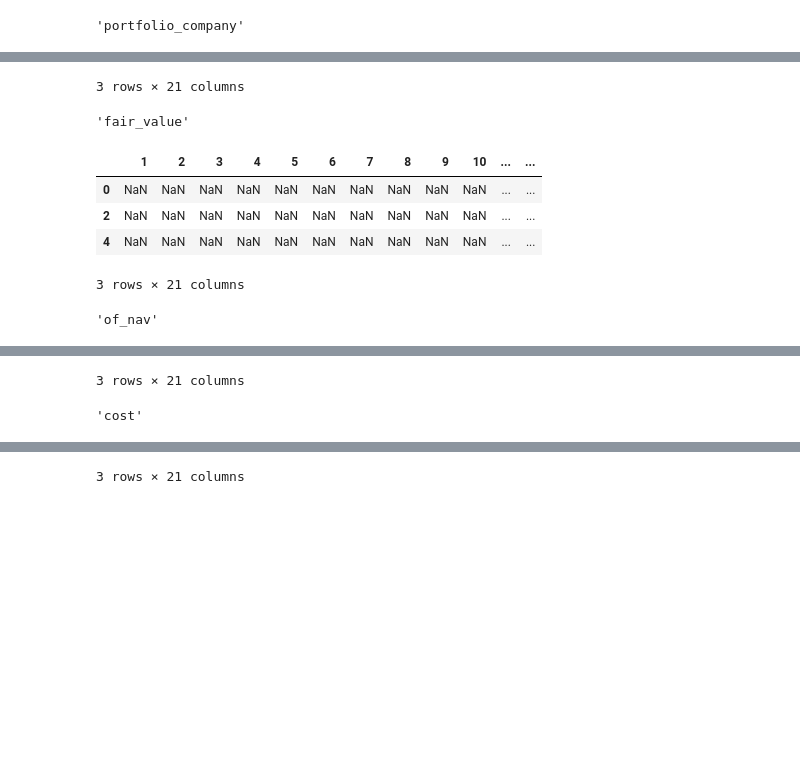
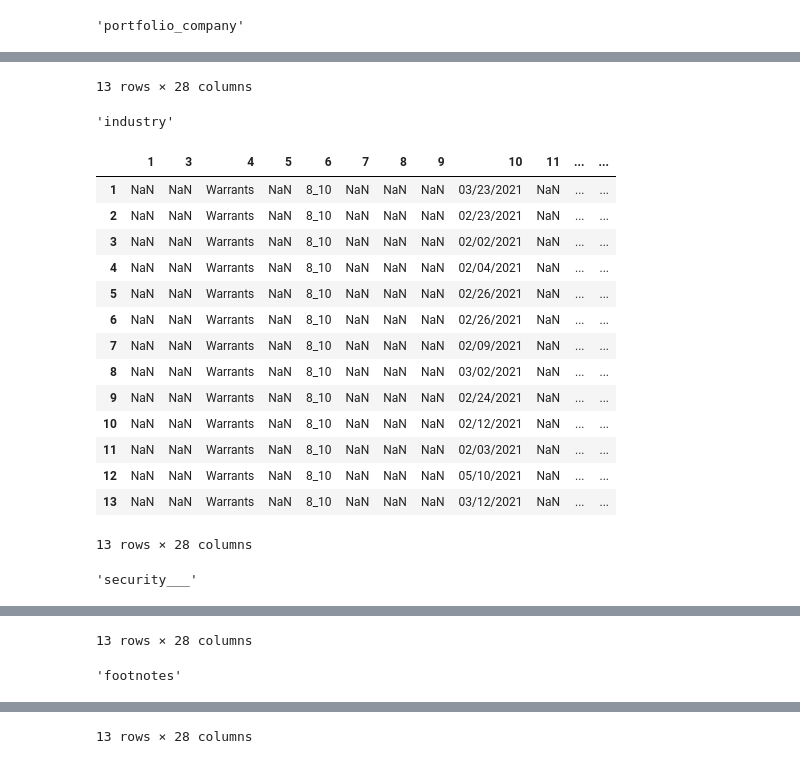
Before and after one commit to Coffee-Code-Philly-Accelerator/sec_filings, a Jupyter notebook: 1675033/debugging.ipynb, the cells around one changed output, grey strips where cells are left out. Cells and saved outputs as stored; diff of their text form; code cells hidden in the pictures; blank space fills up the shorter version.

```diff
--- a/1675033/debugging.ipynb
+++ b/1675033/debugging.ipynb
@@ -722,5 +1216,5 @@ INFO:CIK==1675033:2021-12-31/Schedule_of_Investments_3.csv
 # %%
-file_path = r'2017-12-31/Schedule_of_Investments_3.csv'
+file_path = r'2022-06-30/Schedule_of_Investments_5.csv'
 
 def _clean(
     file_path:str,
@@ -733,14 +1227,9 @@ def _clean(
     df = df.applymap(lambda x: x.strip() if isinstance(x, str) else x)
     df.dropna(axis=0,how='all',inplace=True)
     df = df[~df.apply(lambda row:row.astype(str).str.contains(except_rows,case=False, na=False).any(),axis=1)]
-    # display(df)
     if not df.apply(lambda col: col.astype(str).str.contains(r'total_investments', case=False, regex=True)).any().any() and df.shape[0] < 3:
         return pd.DataFrame(), merged_pair_idxs
 
-    if not merged_pair_idxs:
-        important_fields = strip_string(get_header_rows(df),standardize=True)#get_key_fields(df)
-        df.columns = important_fields
-    df,merge_pair_idxs = merge_duplicate_columns(df,merged_pair_idxs=merged_pair_idxs)
     duplicate_idx = df.apply(lambda row:row[pd.to_numeric(row,errors='coerce').isna()].duplicated().sum() > 1 ,axis=1)
     clean_rows = df.loc[duplicate_idx].apply(remove_row_duplicates, axis=1).reset_index(drop=True)
     j = 0
@@ -750,27 +1239,20 @@ def _clean(
             continue
         df.iloc[i,:] = clean_rows.loc[j,:].tolist()
         j += 1
+    if not merged_pair_idxs:
+        important_fields = strip_string(get_header_rows(df),standardize=True)#get_key_fields(df)
+        df.columns = important_fields
+    df,merge_pair_idxs = merge_duplicate_columns(df,merged_pair_idxs=merged_pair_idxs)
+
     df.replace([''],np.nan,regex=True,inplace=True) #':','$','%'
     df.dropna(axis=1,how='all',inplace=True)
-
-    columns = (~df.isna()).sum(axis=0) < (6 if df.shape[0] > 12 else 2 if df.shape[0] == 4 else 0)
+    # columns = (~df.isna()).sum(axis=0) < (6 if df.shape[0] > 10 else 2 if df.shape[0] <= 4 else 0)
+    columns = [col.isdigit() for col in df.columns]
     df = df.drop(columns=df.columns[columns])
     return df.reset_index(drop=True),merge_pair_idxs
 
 
-def get_header_rows(
-    df_cur:pd.DataFrame,
-)->tuple:
-    for idx,row in df_cur.reset_index().iterrows():
-        found = any(str(v).replace("$",'').replace("%",'').isnumeric() for v in row)
-        if found:
-            out = df_cur.iloc[:idx + 1,:].apply(
-                lambda row: ' '.join(
-                    row[row.notna()].astype(str).values
-            ), axis=0)
-            return out
 
-    return strip_string(df_cur.iloc[0].tolist())
 
 def merge_duplicate_columns(
     df:pd.DataFrame,
@@ -790,15 +1272,23 @@ def merge_duplicate_columns(
         merged_data = duplicate_data.apply(lambda row: ' '.join(set(row.dropna().astype(str))), axis=1)
         df = df.loc[:, ~mask]
         df[col_name] = merged_data
-        display(df.iloc[:,:-6])
+        display(df.iloc[:,:])
     return df.reset_index(drop=True),merged_pair_idxs
 
 merged_pair_idxs = {
-    'portfolio_company':np.array([True]+[False]*26),
-    'fair_value':np.array([False]*20+[True]+[False]*6),
-    'of_nav':np.array([False]*23+[True]+[False]*3),
-    'cost':np.array([False]*16+[True]+[False]*10),
-}
+        'portfolio_company':np.array([True]+[False]*27),
+        'industry':np.array([False,True]+[False]*26),
+        'security___':np.array([False,False,True]+[False]*25),
+        'footnotes':np.array([False,False,False]+[True]+[False]*24),
+        'investment__interest_rate__maturity':np.array([False,False,False,False]+[True]+[False]*23),
+        'aquisition_date':np.array([False]*5+[True]+[False]*22),
+        'maturity':np.array([False]*6+[True]+[False]*21),
+        'par_amount___quantity':np.array([False]*8+[True]+[False]*19),
+        'cost':np.array([False]*11+[True]+[False]*16),
+        'value':np.array([False]*14+[True]+[False]*13),
+        'percentage_of_class':np.array([False]*16+[True]+[False]*11),
+    }
+
 # merged_pair_idxs = {}
 ex = exceptions()
 ex_rows = '|'.join(except_rows())
@@ -820,8 +1320,18 @@ index_list_sum
-3 rows × 21 columns
+13 rows × 28 columns
-'fair_value'
+'industry'
-|  | 1 | 2 | 3 | 4 | 5 | 6 | 7 | 8 | 9 | 10 | ... | ... |
-| 0 | NaN | NaN | NaN | NaN | NaN | NaN | NaN | NaN | NaN | NaN | ... | ... |
-| 2 | NaN | NaN | NaN | NaN | NaN | NaN | NaN | NaN | NaN | NaN | ... | ... |
-| 4 | NaN | NaN | NaN | NaN | NaN | NaN | NaN | NaN | NaN | NaN | ... | ... |
+|  | 1 | 3 | 4 | 5 | 6 | 7 | 8 | 9 | 10 | 11 | ... | ... |
+| 1 | NaN | NaN | Warrants | NaN | 8_10 | NaN | NaN | NaN | 03/23/2021 | NaN | ... | ... |
+| 2 | NaN | NaN | Warrants | NaN | 8_10 | NaN | NaN | NaN | 02/23/2021 | NaN | ... | ... |
+| 3 | NaN | NaN | Warrants | NaN | 8_10 | NaN | NaN | NaN | 02/02/2021 | NaN | ... | ... |
+| 4 | NaN | NaN | Warrants | NaN | 8_10 | NaN | NaN | NaN | 02/04/2021 | NaN | ... | ... |
+| 5 | NaN | NaN | Warrants | NaN | 8_10 | NaN | NaN | NaN | 02/26/2021 | NaN | ... | ... |
+| 6 | NaN | NaN | Warrants | NaN | 8_10 | NaN | NaN | NaN | 02/26/2021 | NaN | ... | ... |
+| 7 | NaN | NaN | Warrants | NaN | 8_10 | NaN | NaN | NaN | 02/09/2021 | NaN | ... | ... |
+| 8 | NaN | NaN | Warrants | NaN | 8_10 | NaN | NaN | NaN | 03/02/2021 | NaN | ... | ... |
+| 9 | NaN | NaN | Warrants | NaN | 8_10 | NaN | NaN | NaN | 02/24/2021 | NaN | ... | ... |
+| 10 | NaN | NaN | Warrants | NaN | 8_10 | NaN | NaN | NaN | 02/12/2021 | NaN | ... | ... |
+| 11 | NaN | NaN | Warrants | NaN | 8_10 | NaN | NaN | NaN | 02/03/2021 | NaN | ... | ... |
+| 12 | NaN | NaN | Warrants | NaN | 8_10 | NaN | NaN | NaN | 05/10/2021 | NaN | ... | ... |
+| 13 | NaN | NaN | Warrants | NaN | 8_10 | NaN | NaN | NaN | 03/12/2021 | NaN | ... | ... |
-3 rows × 21 columns
+13 rows × 28 columns
-'of_nav'
+'security___'
@@ -832,2 +1352,2 @@ index_list_sum
-3 rows × 21 columns
+13 rows × 28 columns
-'cost'
+'footnotes'
@@ -838 +1368 @@ index_list_sum
-3 rows × 21 columns
+13 rows × 28 columns
```
Also changed, not shown: parts of 2 cells of this notebook.
